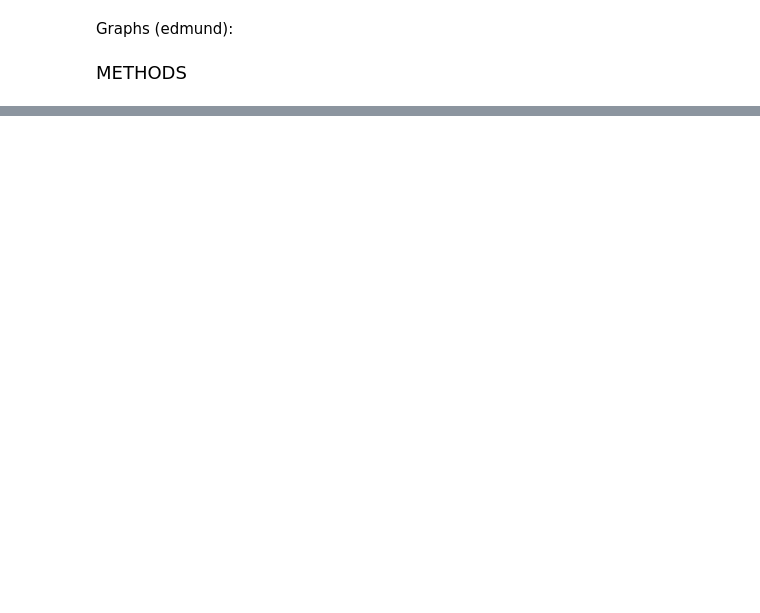
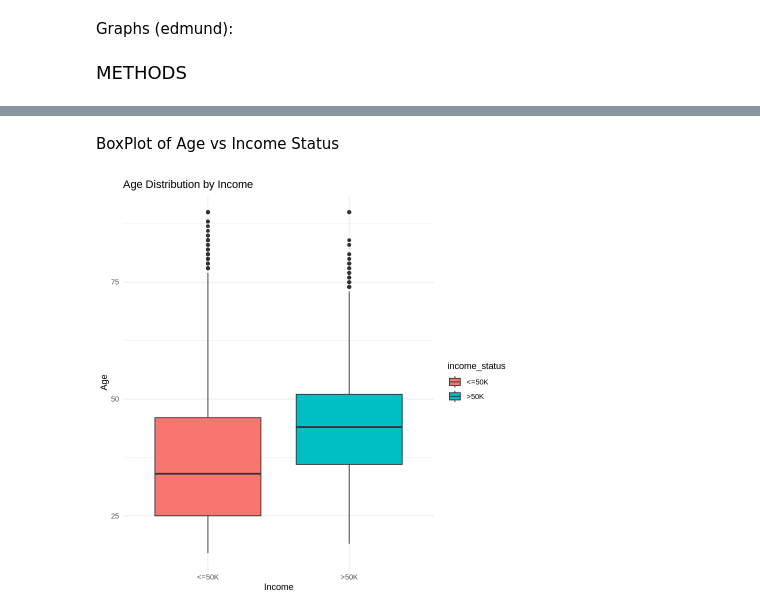
Before and after one commit to Praj-na/stat201-groupproject, a Jupyter notebook: Project-G14.ipynb, the cells around one changed output, grey strips where cells are left out. Cells and saved outputs as stored; diff of their text form; code cells hidden in the pictures; blank space fills up the shorter version.

```diff
--- a/Project-G14.ipynb
+++ b/Project-G14.ipynb
@@ -70,0 +121,16 @@ Graphs (edmund):
+# %% [markdown]
+BoxPlot of Age vs Income Status
+# %%
+box_plot <- ggplot(income, aes(x = income_status, y = age, fill = income_status)) +
+  geom_boxplot() +
+  labs(
+    title = "Age Distribution by Income",
+    x = "Income",
+    y = "Age"
+  ) +
+  theme_minimal()
+
+# Display the plot
+print(box_plot)
+# %% [output]
+[figure, added]
```
Also changed, not shown: parts of 13 cells of this notebook.
